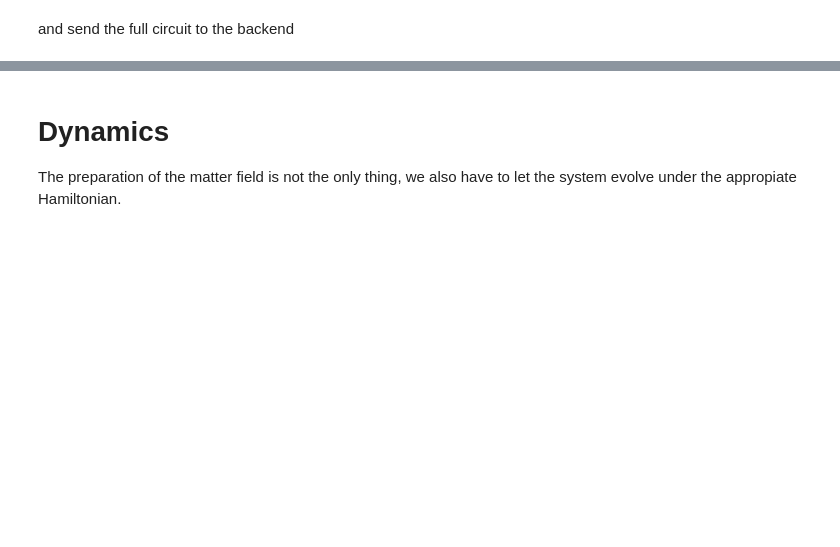
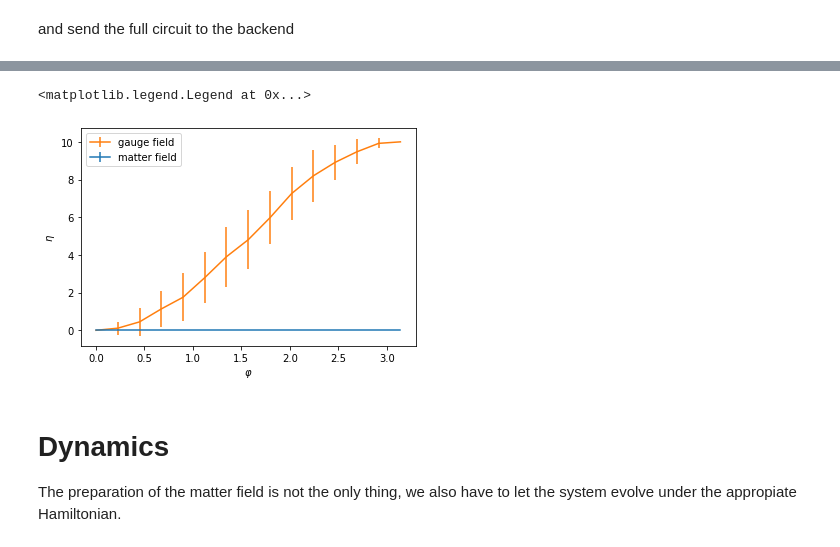
Before and after one commit to fretchen/qiskit-cold-atom, a Jupyter notebook: docs/tutorials/09_gauge_theory.ipynb, the cells around one changed output, grey strips where cells are left out. Cells and saved outputs as stored; diff of their text form; code cells hidden in the pictures; blank space fills up the shorter version.

```diff
--- a/docs/tutorials/09_gauge_theory.ipynb
+++ b/docs/tutorials/09_gauge_theory.ipynb
@@ -195,11 +225,26 @@ for ii in range(vals):
 # %%
 f, ax = plt.subplots()
-ax.errorbar(angles, np.mean(na_outcomes, axis=0), yerr=np.std(na_outcomes, axis=0), color='C1', label='gauge field')
-ax.errorbar(angles, np.mean(li_outcomes, axis=0), yerr=np.std(li_outcomes, axis=0), color='C0', label='matter field')
+ax.errorbar(
+    angles,
+    np.mean(na_outcomes, axis=0),
+    yerr=np.std(na_outcomes, axis=0),
+    color="C1",
+    label="gauge field",
+)
+ax.errorbar(
+    angles,
+    np.mean(li_outcomes, axis=0),
+    yerr=np.std(li_outcomes, axis=0),
+    color="C0",
+    label="matter field",
+)
 
-ax.set_ylabel(r'$\eta$')
-ax.set_xlabel(r'$\varphi$')
+ax.set_ylabel(r"$\eta$")
+ax.set_xlabel(r"$\varphi$")
 ax.legend()
+# %% [output]
+<matplotlib.legend.Legend at 0x...>
+[figure, added]
 # %% [markdown]
 # Dynamics
 
```
Also changed, not shown: parts of 28 cells of this notebook.
